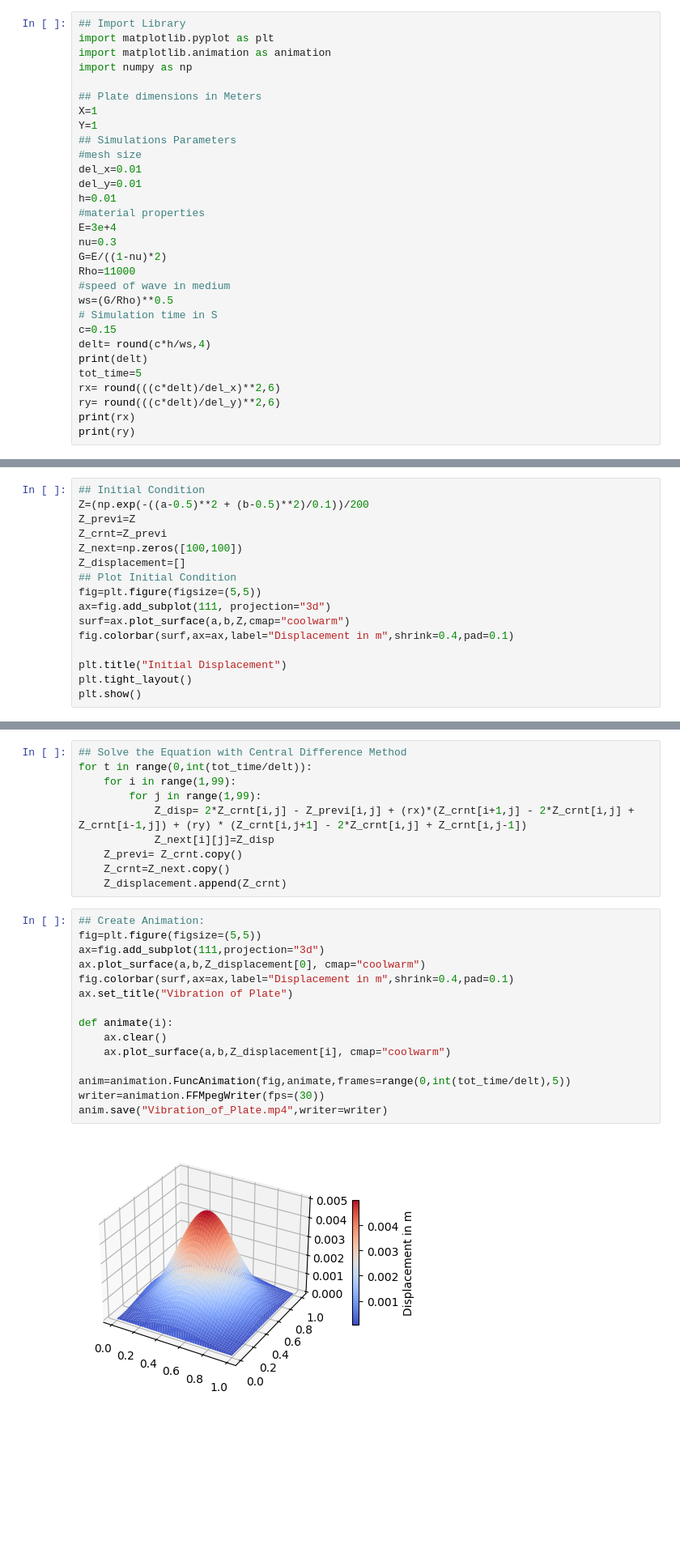
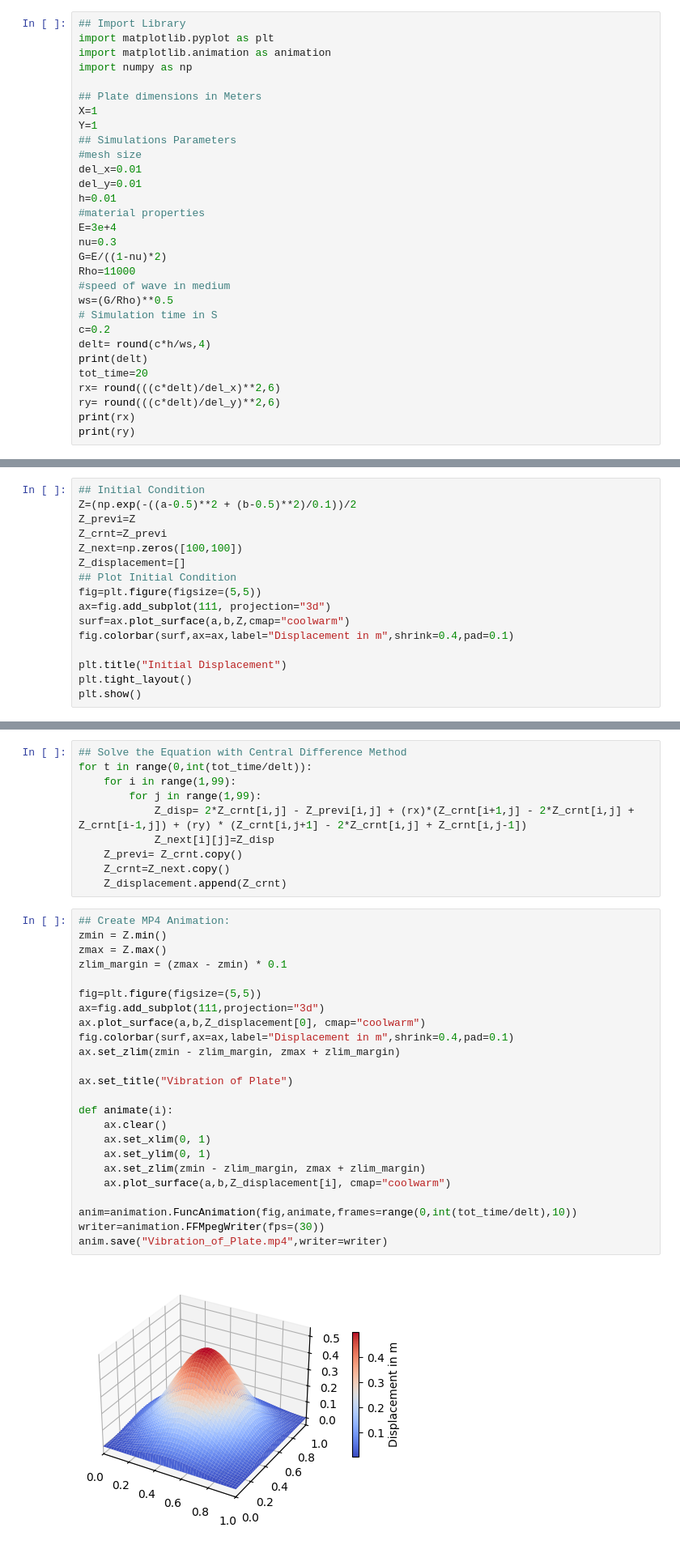
Before and after one commit to tharani2503/Mathematical-Modelling-of-Physical-Systems, a Jupyter notebook: Vibration_of_a_2D_Thin_Plate/Vibration_of_Thin_Plate.ipynb, the cells around one changed output, grey strips where cells are left out. Shown at 81% size. Saved outputs shown, nothing was run; the diff lists cells and outputs as text; blank space fills up the shorter version.

```diff
--- a/Vibration_of_a_2D_Thin_Plate/Vibration_of_Thin_Plate.ipynb
+++ b/Vibration_of_a_2D_Thin_Plate/Vibration_of_Thin_Plate.ipynb
@@ -20,10 +20,10 @@ Rho=11000
 #speed of wave in medium
 ws=(G/Rho)**0.5
 # Simulation time in S
-c=0.15
+c=0.2
 delt= round(c*h/ws,4)
 print(delt)
-tot_time=5
+tot_time=20
 rx= round(((c*delt)/del_x)**2,6)
 ry= round(((c*delt)/del_y)**2,6)
 print(rx)
@@ -44,7 +44,7 @@ plt.show()
 [figure]
 # %%
 ## Initial Condition
-Z=(np.exp(-((a-0.5)**2 + (b-0.5)**2)/0.1))/200
+Z=(np.exp(-((a-0.5)**2 + (b-0.5)**2)/0.1))/2
 Z_previ=Z
 Z_crnt=Z_previ
 Z_next=np.zeros([100,100])
@@ -71,19 +71,28 @@ for t in range(0,int(tot_time/delt)):
     Z_crnt=Z_next.copy()
     Z_displacement.append(Z_crnt)
 # %%
-## Create Animation:
+## Create MP4 Animation:
+zmin = Z.min()
+zmax = Z.max()
+zlim_margin = (zmax - zmin) * 0.1
+
 fig=plt.figure(figsize=(5,5))
 ax=fig.add_subplot(111,projection="3d")
 ax.plot_surface(a,b,Z_displacement[0], cmap="coolwarm")
 fig.colorbar(surf,ax=ax,label="Displacement in m",shrink=0.4,pad=0.1)
+ax.set_zlim(zmin - zlim_margin, zmax + zlim_margin)
+
 ax.set_title("Vibration of Plate")
 
 def animate(i):
     ax.clear()
+    ax.set_xlim(0, 1)
+    ax.set_ylim(0, 1)
+    ax.set_zlim(zmin - zlim_margin, zmax + zlim_margin)
     ax.plot_surface(a,b,Z_displacement[i], cmap="coolwarm")
 
-anim=animation.FuncAnimation(fig,animate,frames=range(0,int(tot_time/delt),5))
+anim=animation.FuncAnimation(fig,animate,frames=range(0,int(tot_time/delt),10))
 writer=animation.FFMpegWriter(fps=(30))
 anim.save("Vibration_of_Plate.mp4",writer=writer)
 # %% [output]
-[figure, old version]
+[figure, new version]
```
Also changed, not shown: parts of 4 cells of this notebook, 5 other files.
